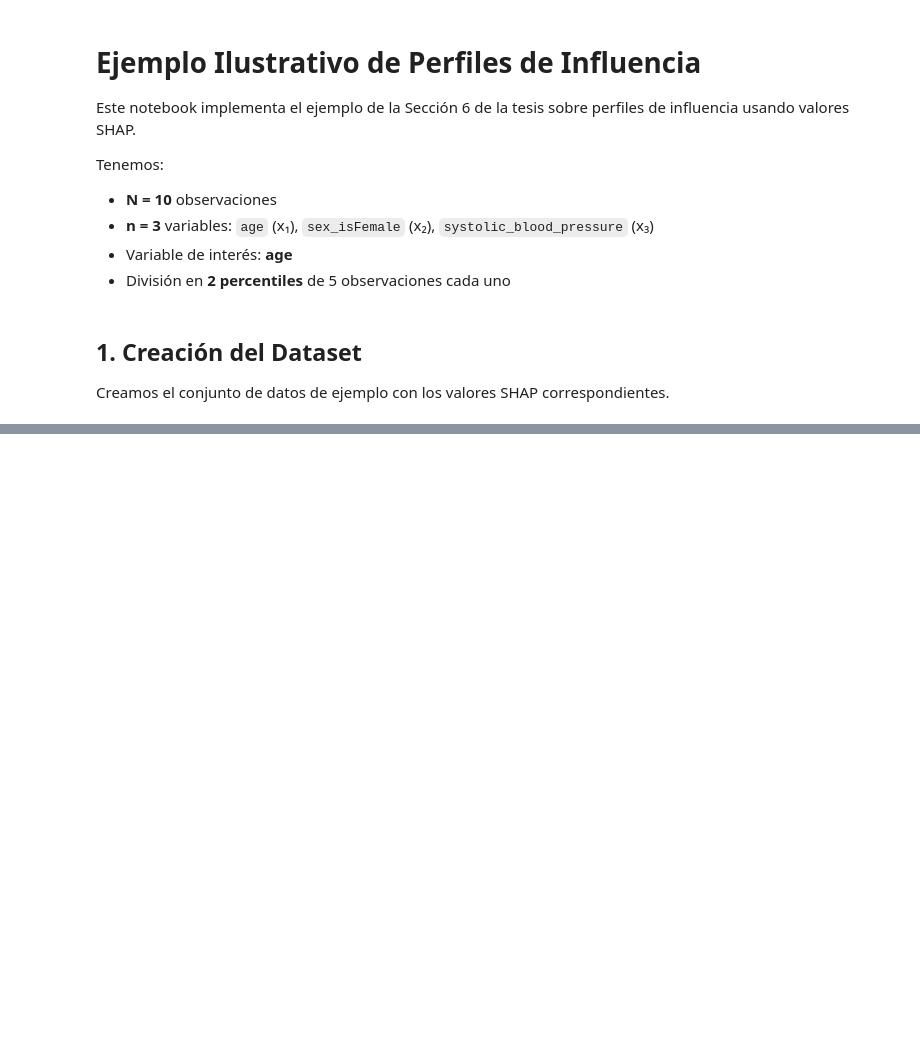
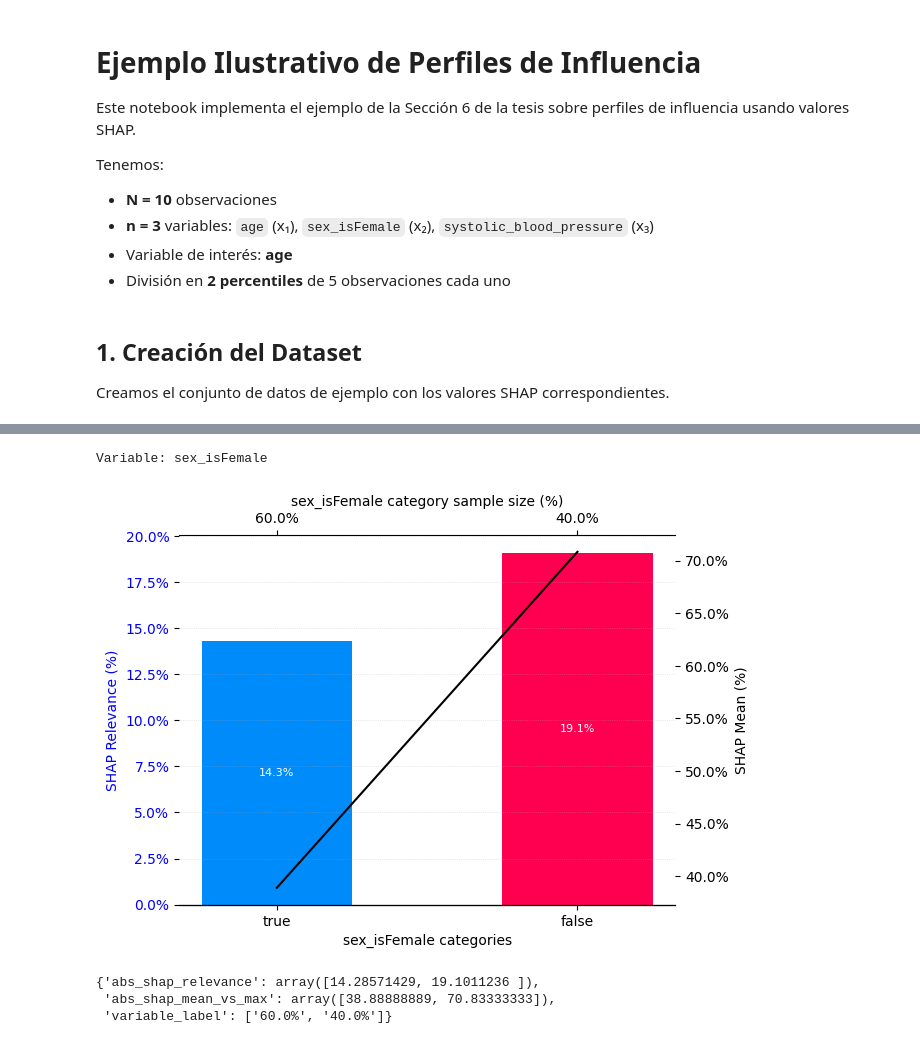
Before and after one commit to perez-sechi/thesis-python, a Jupyter notebook: run/shapley_toy_example_profile.ipynb, the cells around one changed output, grey strips where cells are left out. Saved outputs shown, nothing was run; the diff lists cells and outputs as text; code cells hidden in the pictures; blank space fills up the shorter version.

Commit message:
draft: toy example with sex_isFemale

```diff
--- a/run/shapley_toy_example_profile.ipynb
+++ b/run/shapley_toy_example_profile.ipynb
@@ -25,7 +25,7 @@ Creamos el conjunto de datos de ejemplo con los valores SHAP correspondientes.
 # Crear el dataset
 X_shapley = pd.DataFrame({
     'age': [30, 32, 35, 41, 44, 50, 55, 61, 68, 72],
-    'sex_isFemale': [65, 70, 68, 75, 80, 82, 78, 85, 72, 70],
+    'sex_isFemale': ['true', 'true', 'true', 'false', 'true', 'false', 'true', 'false', 'true', 'false'],
     'systolic_blood_pressure': [180, 190, 185, 200, 210, 220, 215, 240, 230, 225]
 })
 
@@ -36,5 +36,3 @@ shap_values = np.array([
 ]).T
 
 n_bins = 2
-
-variable_name = 'age'
@@ -50,0 +49,10 @@ Variable: age
+# %%
+variable_name = 'sex_isFemale'
+print(f"Variable: {variable_name}")
+plot_shap_distribution(variable_name, X_shapley, shap_values, n_bins)
+# %% [output]
+Variable: sex_isFemale
+[figure, added]
+{'abs_shap_relevance': array([14.28571429, 19.1011236 ]),
+ 'abs_shap_mean_vs_max': array([38.88888889, 70.83333333]),
+ 'variable_label': ['60.0%', '40.0%']}
```
Also changed, not shown: parts of 2 cells of this notebook.
